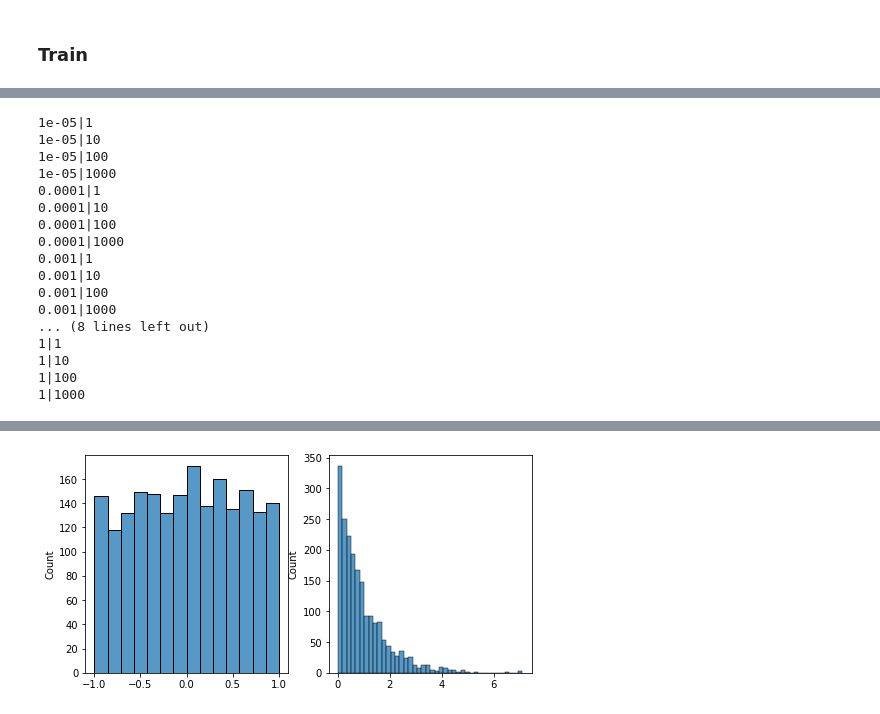
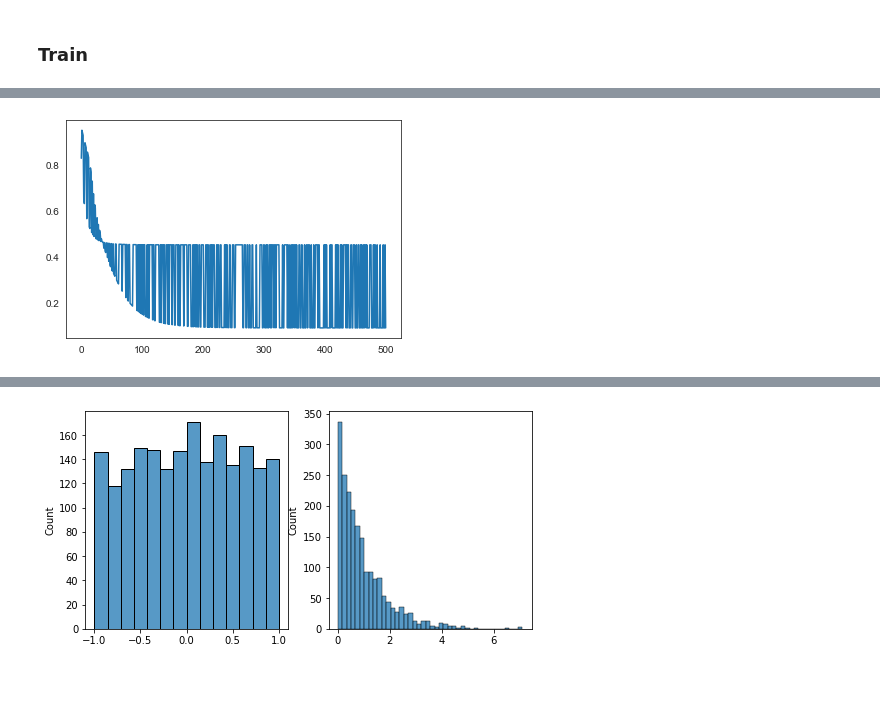
Before and after one commit to xxzWzxx/NICD, a Jupyter notebook: modules.ipynb, the cells around one changed output, grey strips where cells are left out. Drawn from its saved outputs; the diff is of its cells as text; code cells hidden in the pictures; blank space fills up the shorter version.

```diff
--- a/modules.ipynb
+++ b/modules.ipynb
@@ -156,0 +162,3 @@ def train(num_epochs, train_loader, device, loss, net, lr, gamma, wd=0, betas=(0
+# %%
+train(500, train_loader, device, loss, get_net(data.data.shape[1]), lr=1e-3, gamma=100, verbose=True)
+# %% [output]
@@ -157,3 +182,4 @@ def train(num_epochs, train_loader, device, loss, net, lr, gamma, wd=0, betas=(0
+[figure, added]
 # %%
 # The hyper parameter to be adjusted
 gammas = [1, 10, 100, 1000]
@@ -165,22 +186,0 @@ lrs = [1e-5, 1e-4, 1e-3, 1e-2, 1e-1, 1]
-# %%
-for lr in lrs:
-    for gamma in gammas:
-        print(str(lr)+'|'+str(gamma))
-# %% [output]
-1e-05|1
-1e-05|10
-1e-05|100
-1e-05|1000
-0.0001|1
-0.0001|10
-0.0001|100
-0.0001|1000
-0.001|1
-0.001|10
-0.001|100
-0.001|1000
-... (8 lines left out)
-1|1
-1|10
-1|100
-1|1000
```
Also changed, not shown: parts of 8 cells of this notebook, 1 other file.
